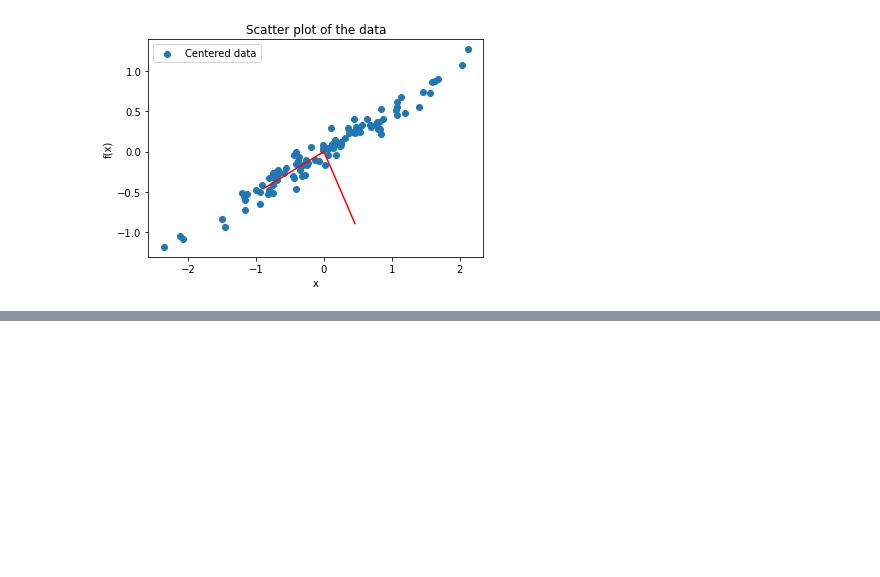
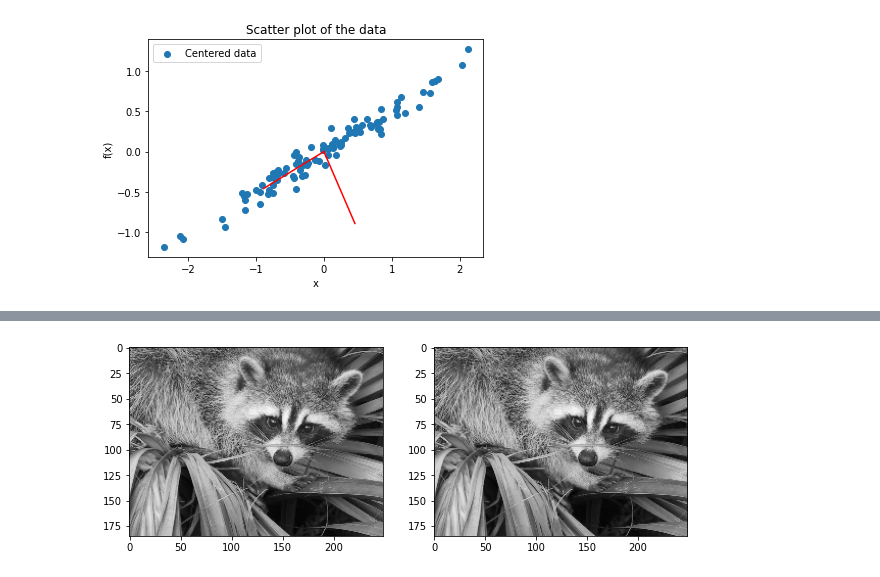
Before and after one commit to AlexPasqua/MLCMS-exercises, a Jupyter notebook: EX4/task1.ipynb, the cells around one changed output, grey strips where cells are left out. Drawn from its saved outputs; the diff is of its cells as text; code cells hidden in the pictures; blank space fills up the shorter version.

```diff
--- a/EX4/task1.ipynb
+++ b/EX4/task1.ipynb
@@ -104,0 +115,9 @@ plt.show()
+# %%
+# SVD decomposition of the image
+U, S, V = svd(racoon.T)       # transpose because the data points are the columns of the image
+# %%
+# show reconstruction with all the principal components
+reconstruction = (U @ S @ V.T).T    # transpose because the SVD has been applied to the transpose of the original image
+show_2_images_grayscale(racoon, reconstruction)
+# %% [output]
+[figure, added]
```
Also changed, not shown: parts of 9 cells of this notebook, 2 other files.
